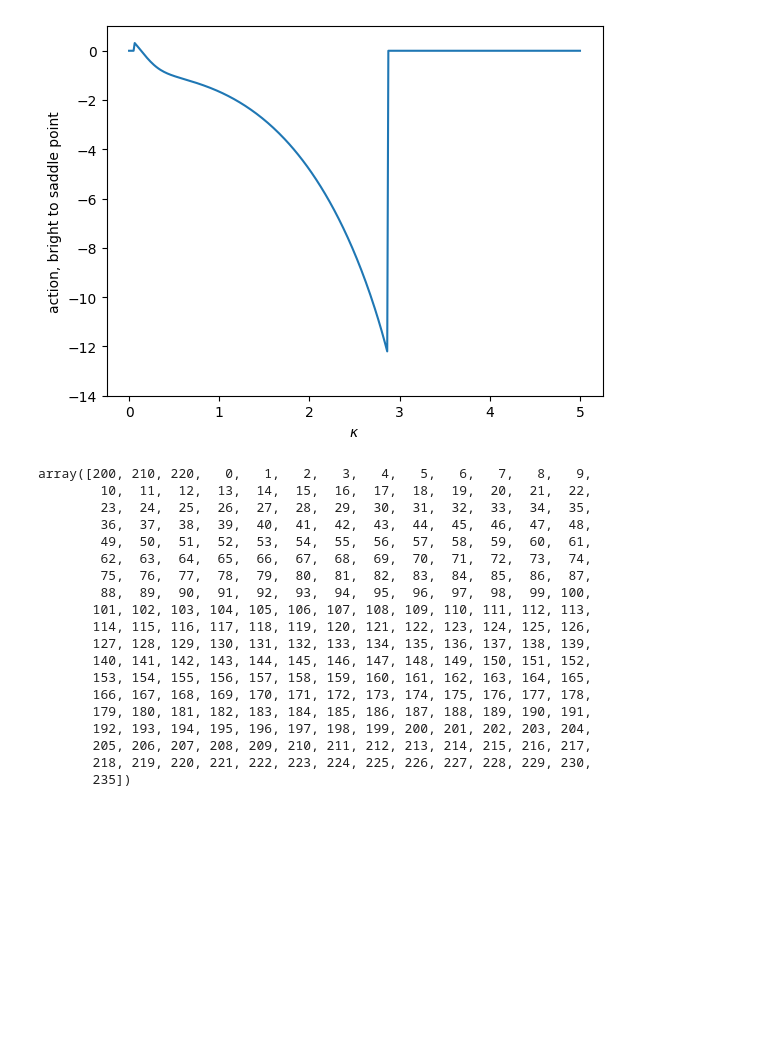
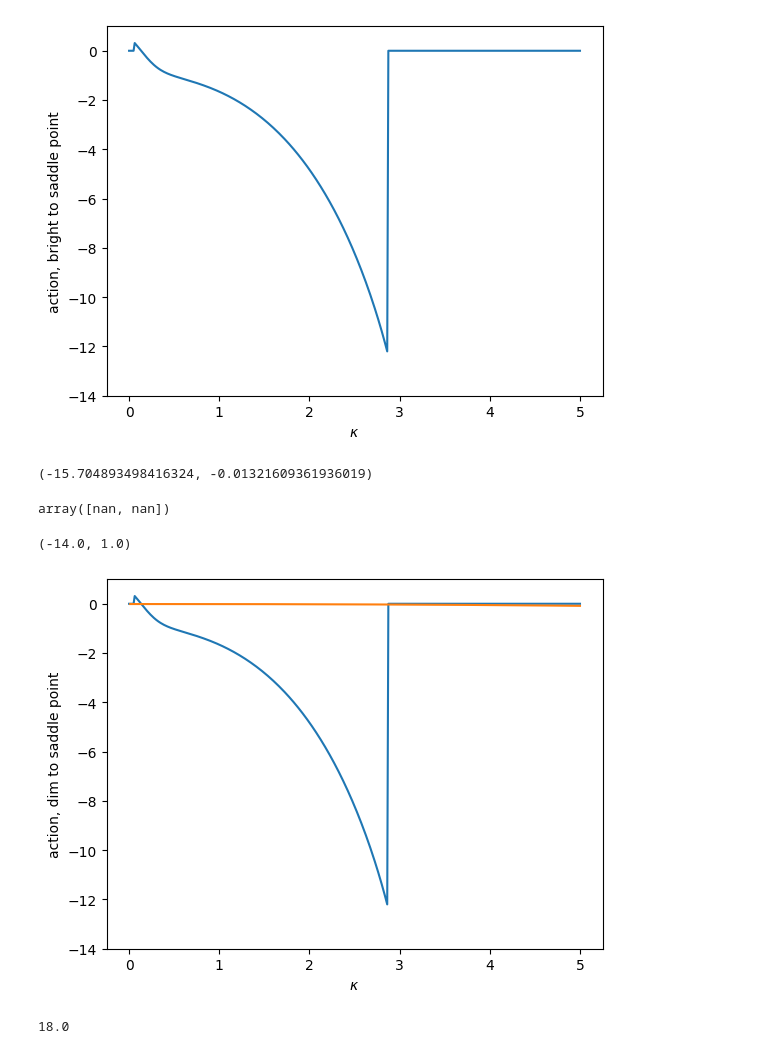
Before and after one commit to paulsbrookes/metastable, a Jupyter notebook: experiments/calculating-actions/calculate-actions-dim-to-saddle.ipynb, the cells around one changed output. Drawn from its saved outputs; the diff is of its cells as text; code cells hidden in the pictures; blank space fills up the shorter version.

```diff
--- a/experiments/calculating-actions/calculate-actions-dim-to-saddle.ipynb
+++ b/experiments/calculating-actions/calculate-actions-dim-to-saddle.ipynb
@@ -26,25 +41,3 @@ plt.ylim([-14,1])
 # %% [output]
 (-14.0, 1.0)
 [figure]
-# %%
-np.where(fixed_point_map.path_results)[1]
-# %% [output]
-array([200, 210, 220,   0,   1,   2,   3,   4,   5,   6,   7,   8,   9,
-        10,  11,  12,  13,  14,  15,  16,  17,  18,  19,  20,  21,  22,
-        23,  24,  25,  26,  27,  28,  29,  30,  31,  32,  33,  34,  35,
-        36,  37,  38,  39,  40,  41,  42,  43,  44,  45,  46,  47,  48,
-        49,  50,  51,  52,  53,  54,  55,  56,  57,  58,  59,  60,  61,
-        62,  63,  64,  65,  66,  67,  68,  69,  70,  71,  72,  73,  74,
-        75,  76,  77,  78,  79,  80,  81,  82,  83,  84,  85,  86,  87,
-        88,  89,  90,  91,  92,  93,  94,  95,  96,  97,  98,  99, 100,
-       101, 102, 103, 104, 105, 106, 107, 108, 109, 110, 111, 112, 113,
-       114, 115, 116, 117, 118, 119, 120, 121, 122, 123, 124, 125, 126,
-       127, 128, 129, 130, 131, 132, 133, 134, 135, 136, 137, 138, 139,
-       140, 141, 142, 143, 144, 145, 146, 147, 148, 149, 150, 151, 152,
-       153, 154, 155, 156, 157, 158, 159, 160, 161, 162, 163, 164, 165,
-       166, 167, 168, 169, 170, 171, 172, 173, 174, 175, 176, 177, 178,
-       179, 180, 181, 182, 183, 184, 185, 186, 187, 188, 189, 190, 191,
-       192, 193, 194, 195, 196, 197, 198, 199, 200, 201, 202, 203, 204,
-       205, 206, 207, 208, 209, 210, 211, 212, 213, 214, 215, 216, 217,
-       218, 219, 220, 221, 222, 223, 224, 225, 226, 227, 228, 229, 230,
-       235])
@@ -50,0 +46,38 @@ array([200, 210, 220,   0,   1,   2,   3,   4,   5,   6,   7,   8,   9,
+# %%
+dykman_actions_calc(
+    delta=fixed_point_map.delta,
+    chi=fixed_point_map.chi,
+    eps=fixed_point_map.epsilon_linspace[360],
+    kappa=1,
+)
+# %% [output]
+(-15.704893498416324, -0.01321609361936019)
+# %%
+dykman_actions_linspace = []
+
+for kappa in fixed_point_map.kappa_linspace:
+    dykman_actions_linspace.append(dykman_actions_calc(
+    delta=fixed_point_map.delta,
+    chi=fixed_point_map.chi,
+    eps=fixed_point_map.epsilon_linspace[360],
+    kappa=kappa,
+    ))
+# %%
+dykman_actions_linspace = np.array(dykman_actions_linspace)
+# %%
+dykman_actions_linspace[100]
+# %% [output]
+array([nan, nan])
+# %%
+plt.plot(fixed_point_map.kappa_linspace, actions_array)
+plt.plot(fixed_point_map.kappa_linspace, dykman_actions_linspace[:,1])
+plt.xlabel(r'$\kappa$')
+plt.ylabel(r'action, dim to saddle point')
+plt.ylim([-14,1])
+# %% [output]
+(-14.0, 1.0)
+[figure, added]
+# %%
+fixed_point_map.epsilon_linspace[360]
+# %% [output]
+18.0
```
Also changed, not shown: parts of 6 cells of this notebook, 12 other files.
